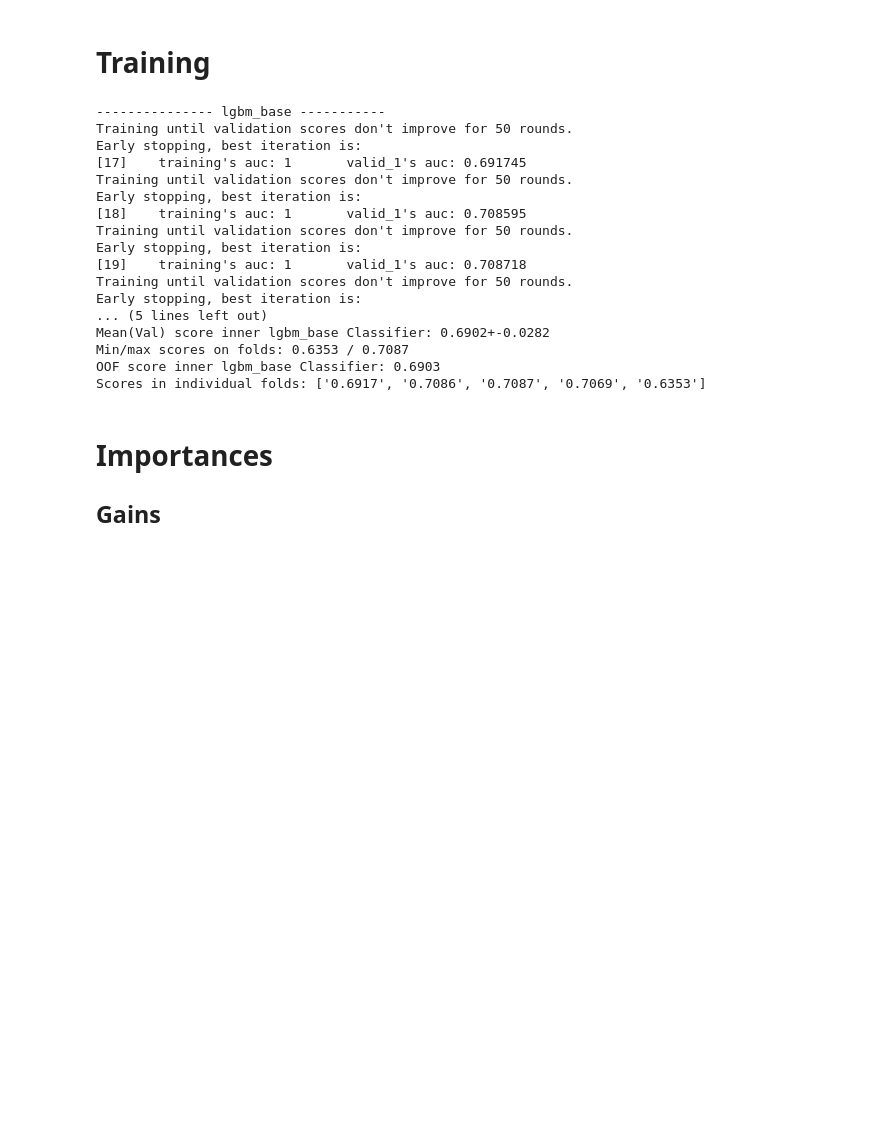
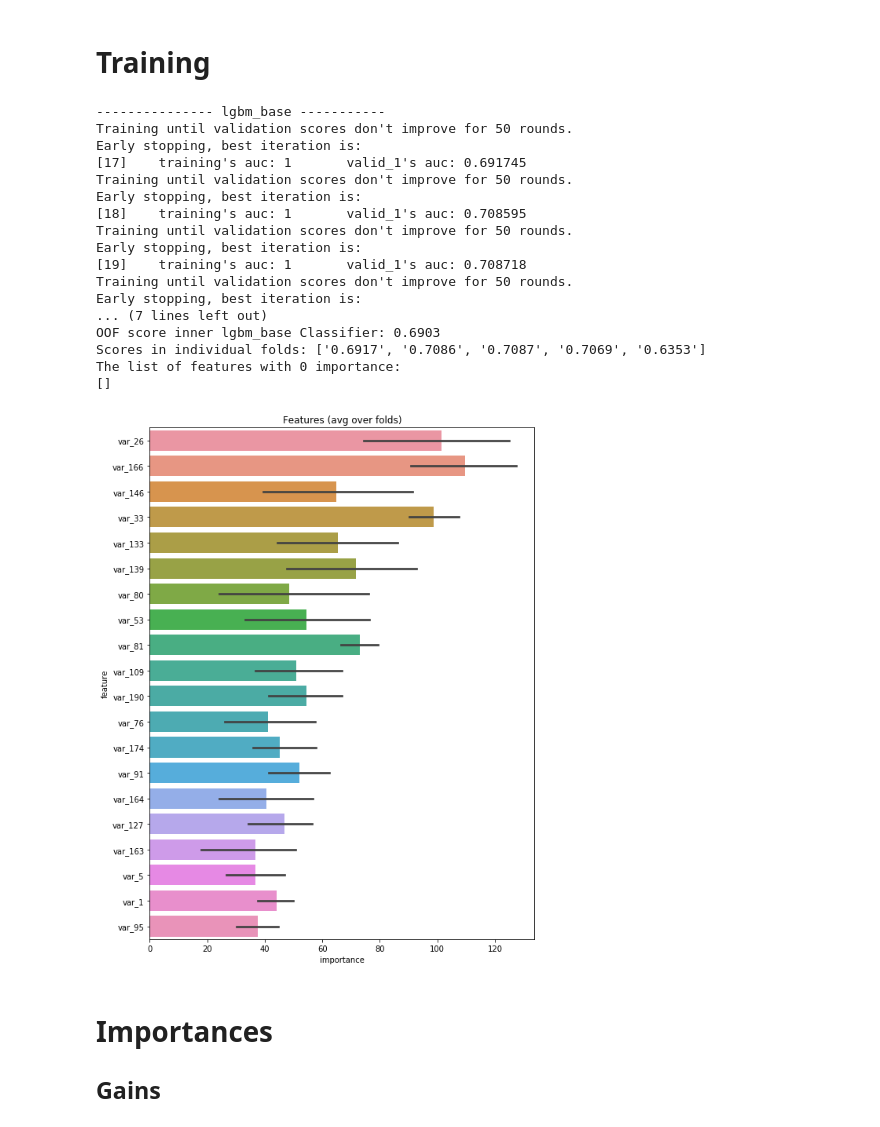
Before and after one commit to mlisovyi/KaggleSantander2019, a Jupyter notebook: Process.ipynb, the cells around one changed output. Drawn from its saved outputs; the diff is of its cells as text; code cells hidden in the pictures; blank space fills up the shorter version.

Commit message:
functional mlflow with artifacts

```diff
--- a/Process.ipynb
+++ b/Process.ipynb
@@ -43,9 +46,9 @@ print(os.listdir(PATH))
 # %%
 df_trn = pd.read_csv(PATH+'train.csv')
-# df_tst = pd.read_csv(PATH+'test.csv')
+df_tst = pd.read_csv(PATH+'test.csv')
 # %%
 df_trn = kg.reduce_mem_usage(df_trn, force_obj_in_category=False)
-# df_tst = kg.reduce_mem_usage(df_tst, force_obj_in_category=False)
+df_tst = kg.reduce_mem_usage(df_tst, force_obj_in_category=False)
 # %% [output]
 Memory usage of dataframe is 319.76 MB
 Memory usage after optimization is: 89.54 MB
@@ -66,6 +72,7 @@ def apply_fe(df):
     return df
 # %%
 df_trn = apply_fe(df_trn)
+df_tst = apply_fe(df_tst)
 # %% [markdown]
 # Training
 # %%
@@ -263,6 +270,15 @@ fis = {}  # feature importances
 for name, (mdl, mdl_pars, fit_pars, y_, g_) in mdl_inputs.items():
     with mlflow.start_run():
         print('--------------- {} -----------'.format(name))
+        mlflow.set_tag('model_name', name)
+        # Logging
+        mlflow.log_param('model_name', name)
+        for k, v in mdl_pars.items():
+            mlflow.log_param(k, v)
+        if n_trn is not None:
+            mlflow.log_param('n_trn', n_trn)
+        mlflow.log_param('seed_cv', seed_cv)
+
         mdl_, perf_eval_, y_oof_, fi_ = train_model_in_CV(
             mdl,
             df_trn[feats].iloc[:n_trn, :],
@@ -276,44 +292,50 @@ for name, (mdl, mdl_pars, fit_pars, y_, g_) in mdl_inputs.items():
             seed=seed_cv,
             verbose=100,
             groups=g_)
         results[name] = perf_eval_
         mdls[name] = mdl_
         y_oofs[name] = y_oof_
         fis[name] = fi_
         print_perf_clf(name, perf_eval_)
 
-        # Logging
-        mlflow.log_param('model_name', name)
-        for k, v in mdl_pars.items():
-            mlflow.log_param(k, v)
-        if n_trn is not None:
-            mlflow.log_param('n_trn', n_trn)
-        mlflow.log_param('seed_cv', seed_cv)
         # metrics
         mlflow.log_metric("AUC", perf_eval_['score_i_ave'])
         mlflow.log_metric("AUC_STD", perf_eval_['score_i_std'])
         for i in range(n_cv):
             mlflow.log_metric("AUC_Fold{}".format(i), perf_eval_['score_i'][i])
         # artifacts
-        y_oof_.to_csv('oof.csv')
+        # OOF
+        y_oof_.to_csv('out/oof.csv', index=False)
+        mlflow.log_artifact(os.getcwd()+'/out/oof.csv')
+        # Submission
+        sub = pd.DataFrame(index=df_tst['ID_code'])
+        sub['target'] = 0
+        for n, m in mdl_:
+            sub['target'] += m.predict_proba(df_tst[feats])[:,1]/n_cv
+        sub.to_csv('out/sub.csv', index=False)
+        mlflow.log_artifact(os.getcwd()+'/out/sub.csv')
+        #
+        kg.display_importances(fis['lgbm_base'], n_feat=20, fout_name='out/fi.png')
+        mlflow.log_artifact(os.getcwd()+'/out/fi.png')
 # %% [output]
 --------------- lgbm_base -----------
 Training until validation scores don't improve for 50 rounds.
 Early stopping, best iteration is:
 [17]    training's auc: 1       valid_1's auc: 0.691745
 Training until validation scores don't improve for 50 rounds.
 Early stopping, best iteration is:
 [18]    training's auc: 1       valid_1's auc: 0.708595
 Training until validation scores don't improve for 50 rounds.
 Early stopping, best iteration is:
 [19]    training's auc: 1       valid_1's auc: 0.708718
 Training until validation scores don't improve for 50 rounds.
 Early stopping, best iteration is:
-... (5 lines left out)
-Mean(Val) score inner lgbm_base Classifier: 0.6902+-0.0282
-Min/max scores on folds: 0.6353 / 0.7087
+... (7 lines left out)
 OOF score inner lgbm_base Classifier: 0.6903
 Scores in individual folds: ['0.6917', '0.7086', '0.7087', '0.7069', '0.6353']
+The list of features with 0 importance:
+[]
+[figure, added]
 # %% [markdown]
 # Importances
 ## Gains
```
Also changed, not shown: parts of 2 cells of this notebook.
